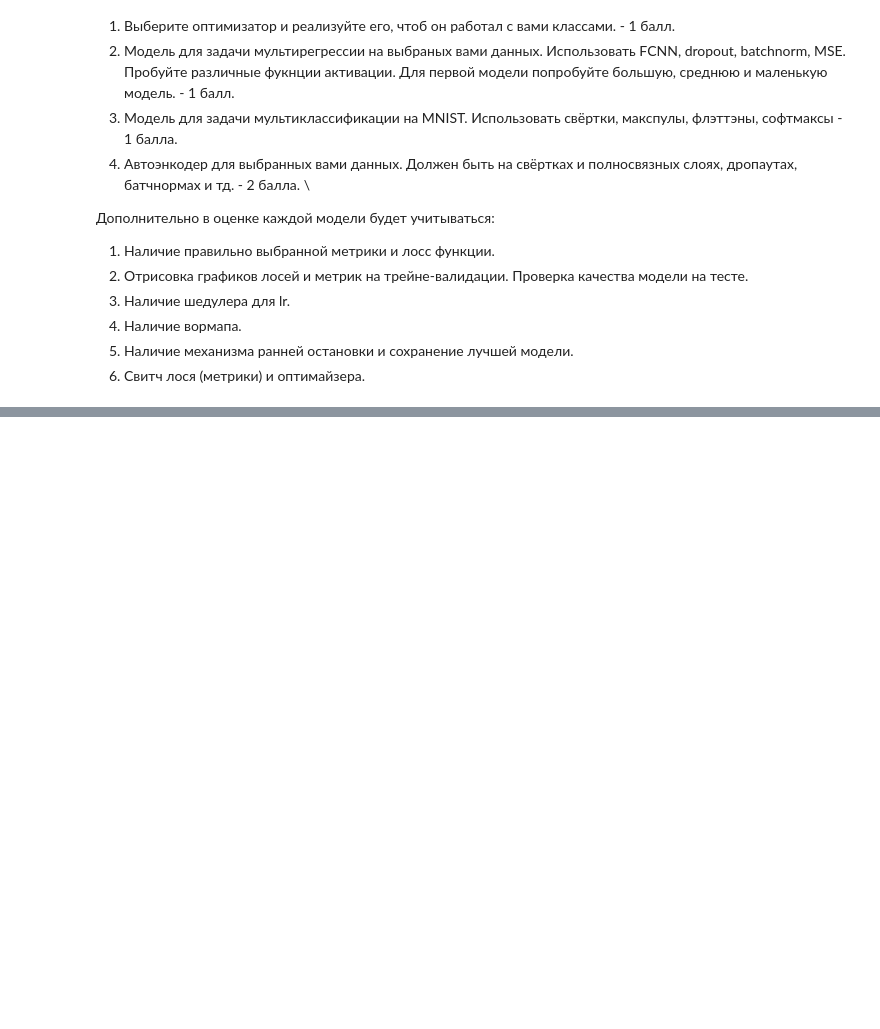
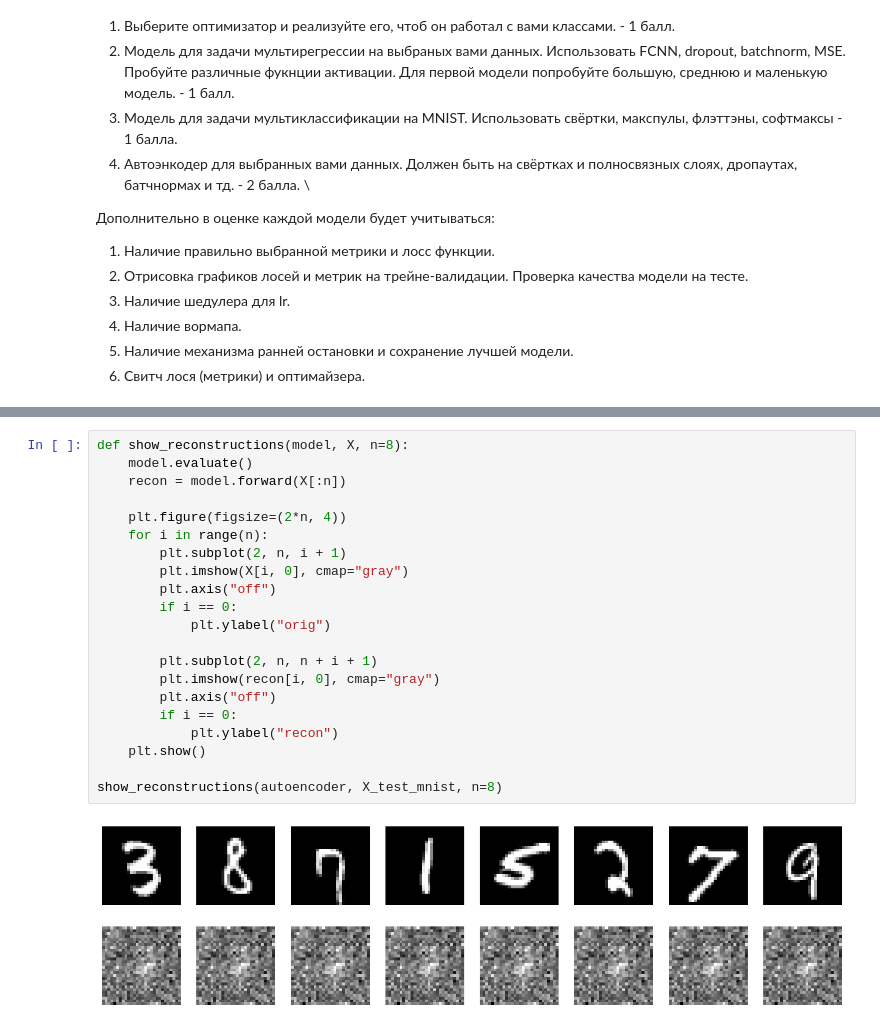
Before and after one commit to lanmorive/dl_homework, a Jupyter notebook: homework_modules.ipynb, the cells around one changed output, grey strips where cells are left out. Drawn from its saved outputs; the diff is of its cells as text; blank space fills up the shorter version.

```diff
--- a/homework_modules.ipynb
+++ b/homework_modules.ipynb
@@ -1167,0 +2151,23 @@ class ClassNLLCriterion(Criterion):
+# %%
+def show_reconstructions(model, X, n=8):
+    model.evaluate()
+    recon = model.forward(X[:n])
+
+    plt.figure(figsize=(2*n, 4))
+    for i in range(n):
+        plt.subplot(2, n, i + 1)
+        plt.imshow(X[i, 0], cmap="gray")
+        plt.axis("off")
+        if i == 0:
+            plt.ylabel("orig")
+
+        plt.subplot(2, n, n + i + 1)
+        plt.imshow(recon[i, 0], cmap="gray")
+        plt.axis("off")
+        if i == 0:
+            plt.ylabel("recon")
+    plt.show()
+
+show_reconstructions(autoencoder, X_test_mnist, n=8)
+# %% [output]
+[figure, added]
```
Also changed, not shown: parts of 19 cells of this notebook, 1 other file.
